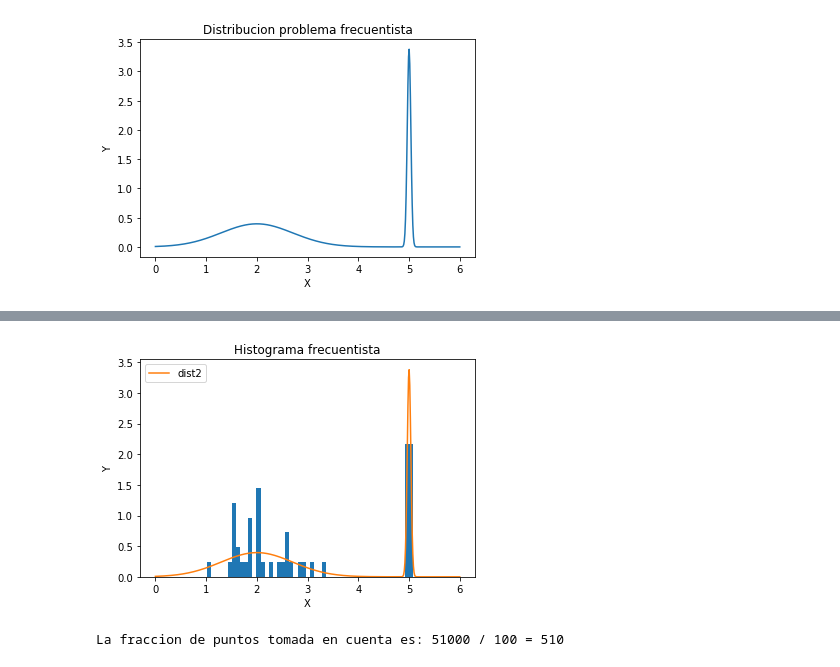
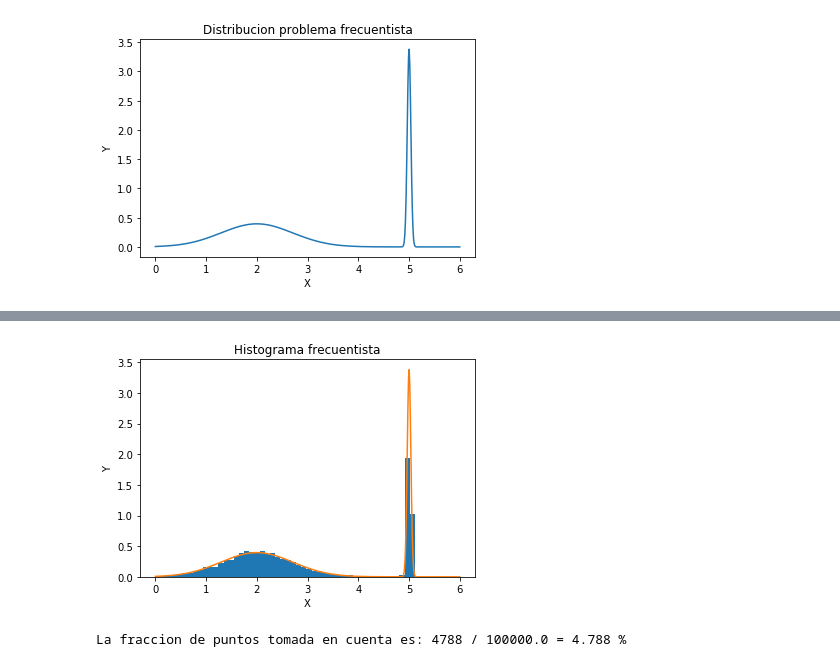
Before and after one commit to Angelicarjs/AngelicaMoreno_bonofinal, a Jupyter notebook: AngelicaMoreno_bonofinal.ipynb, the cells around one changed output, grey strips where cells are left out. Cells and saved outputs as stored; diff of their text form; code cells hidden in the pictures.

Commit message:
Add files via upload
Hasta histograma frecuentista OK

```diff
--- a/AngelicaMoreno_bonofinal.ipynb
+++ b/AngelicaMoreno_bonofinal.ipynb
@@ -93,34 +93,33 @@ plt.show()
 # %%
 #Histograma frecuencista
-x_3 = (60*np.random.rand(1000))/10 #1000 randoms entre 0 y 6
-y_3 = (350*np.random.rand(1000))/100 #1000 randoms entre 0 y 3.5
+x_3 = (60*np.random.rand(100000))/10 #100000 randoms entre 0 y 6
+y_3 = (350*np.random.rand(100000))/100 #100000 randoms entre 0 y 3.5
 
 #lista donde se guardan los valores de x que se encunetren debajo de la funcion
 x_bj = list()
 
 i = 0 #contador
 cts = 0 #contador para calcular la fraccion de puntos que se tomaron
-while(i<1000):
+
+while(i<100000):
     x_act = x_3[i]
     if( y_3[i] < funcion(x_act) ): #pregunta si esta por debajo de la funcion
         x_bj.append(x_act)
         cts = cts + 1
 
     i = i+1
 
 #plotea
 plt.figure()
-plt.hist(x_bj, bins = 50, normed = True)
+plt.hist(x_bj, bins = 50, normed=True) #normed = true hace que la integral bajo la curva sea igual a 1 (normaliza)
 plt.plot(x_s,y_s, label = 'dist2')
-plt.legend()
 plt.xlabel('X')
 plt.ylabel('Y')
 plt.title('Histograma frecuentista')
 plt.show()
 
-##falta normalizar
 
-print "La fraccion de puntos tomada en cuenta es:", (cts*100), "/", 1000 , "=", (cts*100)/1000
+print "La fraccion de puntos tomada en cuenta es:", cts, "/", 100000.0 , "=", (cts*100.0)/100000.0, "%"
 # %% [output]
-[figure, old version]
+[figure, new version]
-La fraccion de puntos tomada en cuenta es: 51000 / 100 = 510
+La fraccion de puntos tomada en cuenta es: 4788 / 100000.0 = 4.788 %
```
Also changed, not shown: parts of 2 cells of this notebook.
